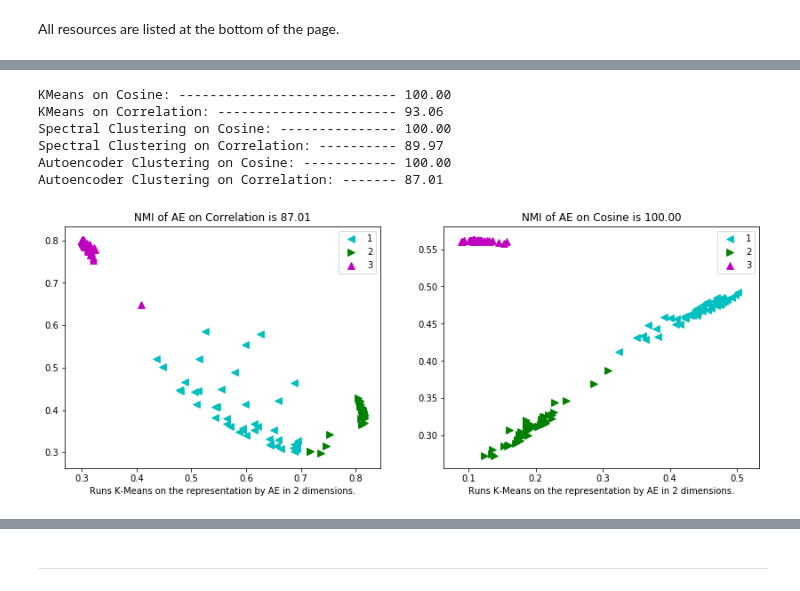
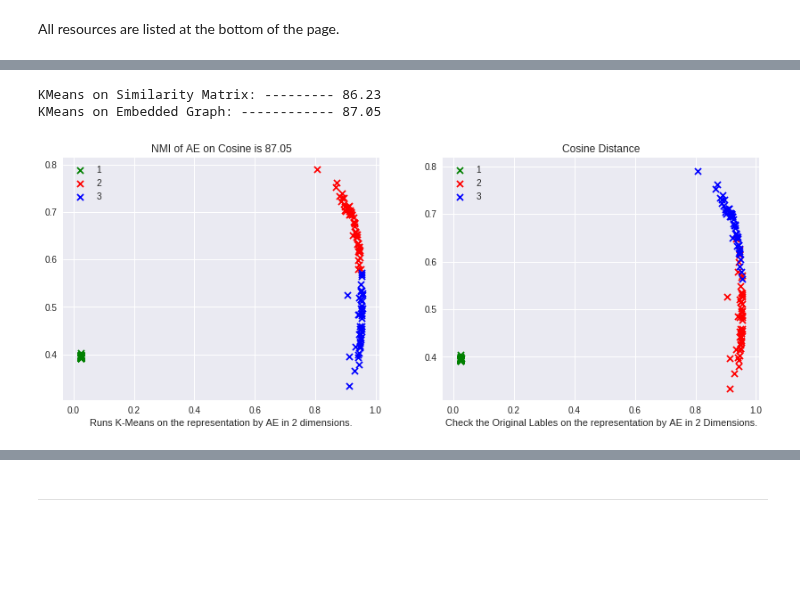
Before and after one commit to saman-nia/Deep-Neural-Networks-for-Clustering, a Jupyter notebook: Iris dataset/Autoencoder on iris dataset.ipynb, the cells around one changed output, grey strips where cells are left out. Cells and saved outputs as stored; diff of their text form; code cells hidden in the pictures; blank space fills up the shorter version.

```diff
--- a/Iris dataset/Autoencoder on iris dataset.ipynb
+++ b/Iris dataset/Autoencoder on iris dataset.ipynb
@@ -248,23 +230,0 @@ with tf.Graph().as_default():
-# %%
-# Training cycle
-epoch = 0
-while epoch == 0 or epoch < n_epoch:
-    # Fit training with Backpropagation using batch data.
-    for i in range(n_backpro):
-        miniData, _ = trainSet_correlation.next_batch(n_batch)
-        _, new_cost = sess.run([train_optimizer,cost], feed_dict={x: miniData,
-                                                                  mode_train:True})
-    #------------------------- End of the Optimization ------------------------------
-    epoch += 1
-    # Save the results after per 10 epochs.
-    if epoch % n_diplay == 0 or epoch == n_epoch:
-        # Getting embedded codes and running K-Means on them.
-        ae_codes_cor = sess.run(code, feed_dict={x: data_cor, mode_train: False})
-        idx_cor = k_means_(ae_codes_cor, n_clusters)
-        ae_nmi_cor = normalized_mutual_info_score(labels_cor, idx_cor)
-        ae_nmi_cor = ae_nmi_cor*100
-        results_cor.append(ae_nmi_cor)
-        steps_cor.append(epoch)
-        loss_cost_cor.append(new_cost)
-        print("NMI Score for AE is: {:0.2f} and new cost is: {:0.2f} in {:d} step. "
-              .format(ae_nmi_cor, new_cost, epoch))
@@ -317,38 +256,30 @@ k_means_nmi_cor = (normalized_mutual_info_score(labels_cor, k_means_indx_cor))
-# %%
-print("KMeans on Cosine: ---------------------------- {:0.2f}".format(k_means_nmi_cos*100))
-print("KMeans on Correlation: ----------------------- {:0.2f}".format(k_means_nmi_cor*100))
-print("Spectral Clustering on Cosine: --------------- {:0.2f}".format(spec_nmi_cos*100))
-print("Spectral Clustering on Correlation: ---------- {:0.2f}".format(spec_nmi_cor*100))
-print("Autoencoder Clustering on Cosine: ------------ {:0.2f}".format(ae_nmi_cos))
-print("Autoencoder Clustering on Correlation: ------- {:0.2f}".format(ae_nmi_cor))
-# %% [output]
-KMeans on Cosine: ---------------------------- 100.00
-KMeans on Correlation: ----------------------- 93.06
-Spectral Clustering on Cosine: --------------- 100.00
-Spectral Clustering on Correlation: ---------- 89.97
-Autoencoder Clustering on Cosine: ------------ 100.00
-Autoencoder Clustering on Correlation: ------- 87.01
+# %%
+print("KMeans on Similarity Matrix: --------- {:0.2f}".format(k_means_nmi_cos*100))
+print("KMeans on Embedded Graph: ------------ {:0.2f}".format(ae_nmi_cos))
+# %% [output]
+KMeans on Similarity Matrix: --------- 86.23
+KMeans on Embedded Graph: ------------ 87.05
 # %%
 origin_label_cos = np.array(trainSet_cosine.whole_dataset()[1]).astype(int)
 origin_label_cor = np.array(trainSet_correlation.whole_dataset()[1]).astype(int)
 # %%
-colors = [('c', '<'),('g', '>'),('m','^')]
+colors = [('g', 'x'),('r', 'x'),('b','x')]
 plt.figure(figsize=(14, 5))
 for num in range(3):
     plt.subplot(1,2,1)
-    plt.scatter([ae_codes_cor[:,0][i] for i in range(len(idx_cor)) if idx_cor[i] == num],
-                [ae_codes_cor[:,1][i] for i in range(len(idx_cor)) if idx_cor[i] == num],
-                60, label=str(num+1), color = colors[num][0], marker=colors[num][1])
-    plt.title(('NMI of AE on Correlation is {:0.2f}').format(ae_nmi_cor))
+    plt.scatter([ae_codes_cos[:,0][i] for i in range(len(idx_cos)) if idx_cos[i] == num],
+                [ae_codes_cos[:,1][i] for i in range(len(idx_cos)) if idx_cos[i] == num],
+                50, label=str(num+1), color = colors[num][0], marker=colors[num][1])
+    plt.title(('NMI of AE on Cosine is {:0.2f}').format(ae_nmi_cos))
     plt.xlabel('Runs K-Means on the representation by AE in 2 dimensions.')
     plt.legend()
     plt.subplot(1,2,2)
-    plt.scatter([ae_codes_cos[:,0][i] for i in range(len(idx_cos)) if idx_cos[i] == num],
-                [ae_codes_cos[:,1][i] for i in range(len(idx_cos)) if idx_cos[i] == num],
-                60, label=str(num+1), color = colors[num][0], marker=colors[num][1])
-    plt.title(('NMI of AE on Cosine is {:0.2f}').format(ae_nmi_cos))
-    plt.xlabel('Runs K-Means on the representation by AE in 2 dimensions.')
+    plt.scatter([ae_codes_cos[:,0][i] for i in range(len(origin_label_cos)) if origin_label_cos[i] == num],
+                [ae_codes_cos[:,1][i] for i in range(len(origin_label_cos)) if origin_label_cos[i] == num],
+                50, label=str(num+1), color = colors[num][0], marker=colors[num][1])
+    plt.title('Cosine Distance')
+    plt.xlabel('Check the Original Lables on the representation by AE in 2 Dimensions.')
     plt.legend()
 plt.show()
 # %% [output]
-[figure, old version]
+[figure, new version]
```
Also changed, not shown: parts of 19 cells of this notebook.
